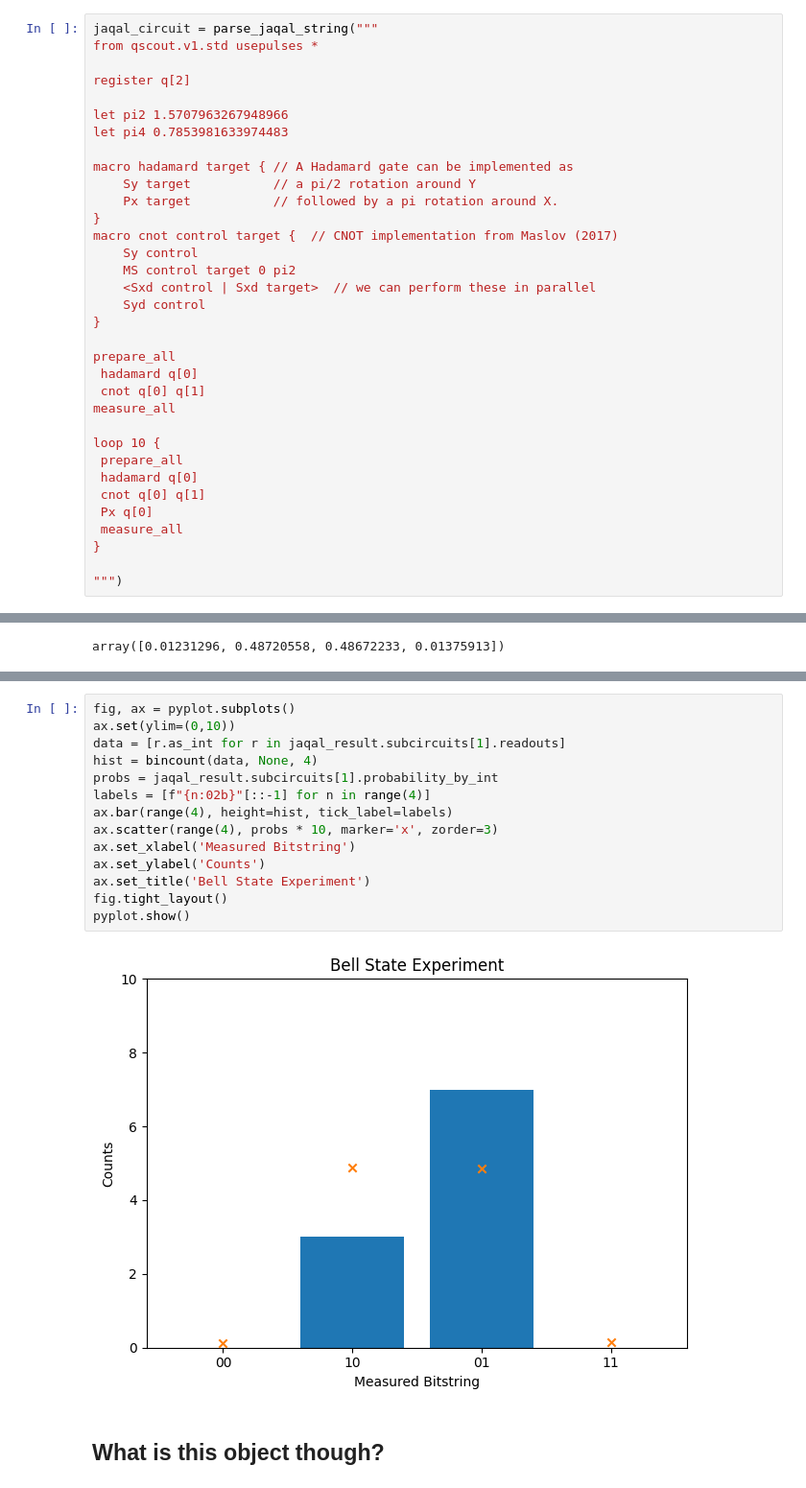
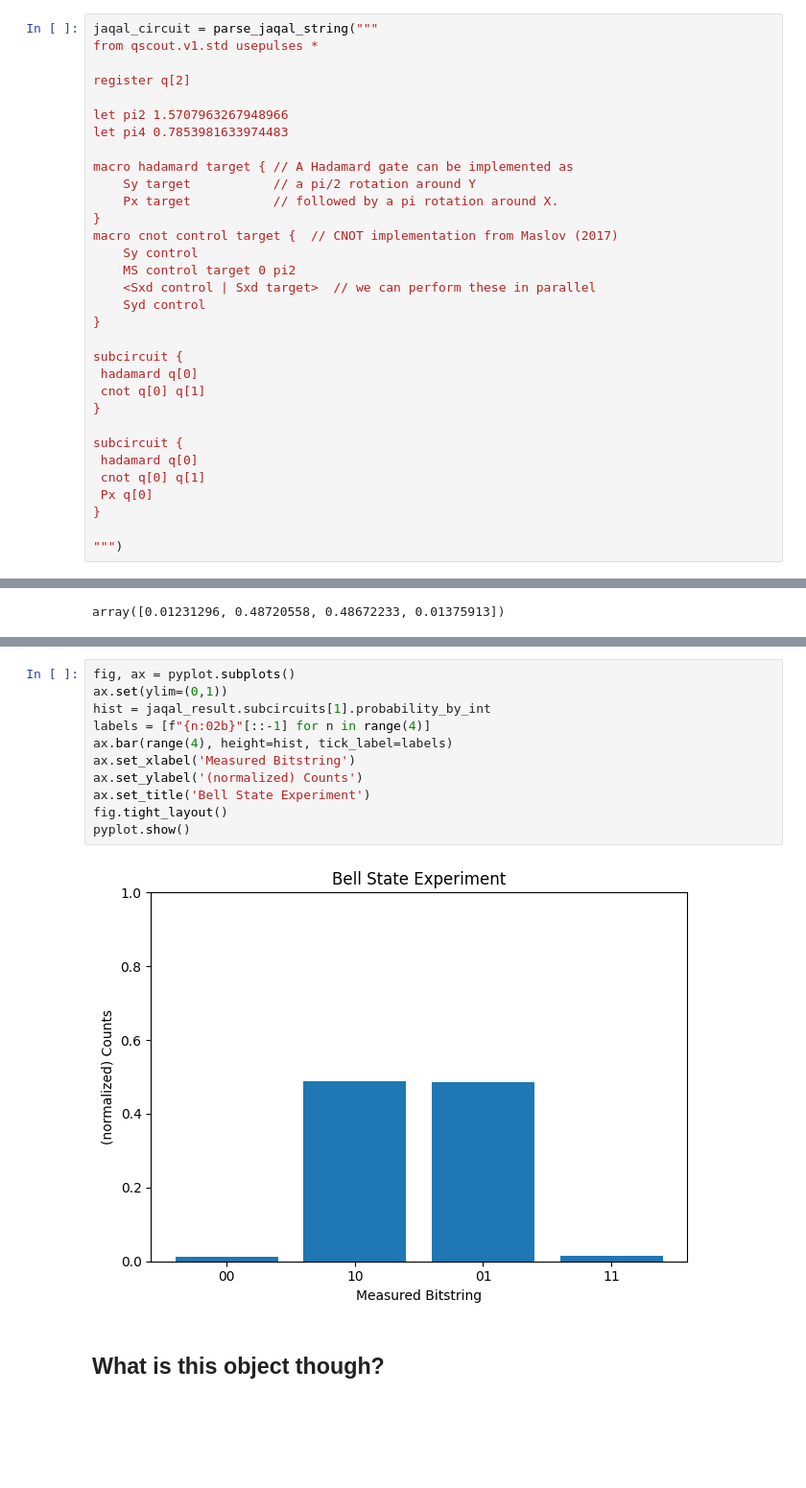
Before and after one commit to haikusw/jaqalpaq, a Jupyter notebook: examples/Tutorials/Emulator_Demo.ipynb, the cells around one changed output, grey strips where cells are left out. Shown at 96% size. Cells and saved outputs as stored; diff of their text form; blank space fills up the shorter version.

Commit message:
Hide "readouts" functionality
Signed-off-by: Antonio Russo <arusso@sandia.gov>

```diff
--- a/examples/Tutorials/Emulator_Demo.ipynb
+++ b/examples/Tutorials/Emulator_Demo.ipynb
@@ -24,17 +23,15 @@ macro cnot control target {  // CNOT implementation from Maslov (2017)
     Syd control
 }
 
-prepare_all
+subcircuit {
  hadamard q[0]
  cnot q[0] q[1]
-measure_all
+}
 
-loop 10 {
- prepare_all
+subcircuit {
  hadamard q[0]
  cnot q[0] q[1]
  Px q[0]
- measure_all
 }
 
 """)
@@ -164,19 +102,16 @@ array([0.01231296, 0.48720558, 0.48672233, 0.01375913])
 # %%
 fig, ax = pyplot.subplots()
-ax.set(ylim=(0,10))
-data = [r.as_int for r in jaqal_result.subcircuits[1].readouts]
-hist = bincount(data, None, 4)
-probs = jaqal_result.subcircuits[1].probability_by_int
+ax.set(ylim=(0,1))
+hist = jaqal_result.subcircuits[1].probability_by_int
 labels = [f"{n:02b}"[::-1] for n in range(4)]
 ax.bar(range(4), height=hist, tick_label=labels)
-ax.scatter(range(4), probs * 10, marker='x', zorder=3)
 ax.set_xlabel('Measured Bitstring')
-ax.set_ylabel('Counts')
+ax.set_ylabel('(normalized) Counts')
 ax.set_title('Bell State Experiment')
 fig.tight_layout()
 pyplot.show()
 # %% [output]
-[figure, old version]
+[figure, new version]
 # %% [markdown]
 ## What is this object though?
 # %%
```
Also changed, not shown: parts of 15 cells of this notebook, 1 other file.
